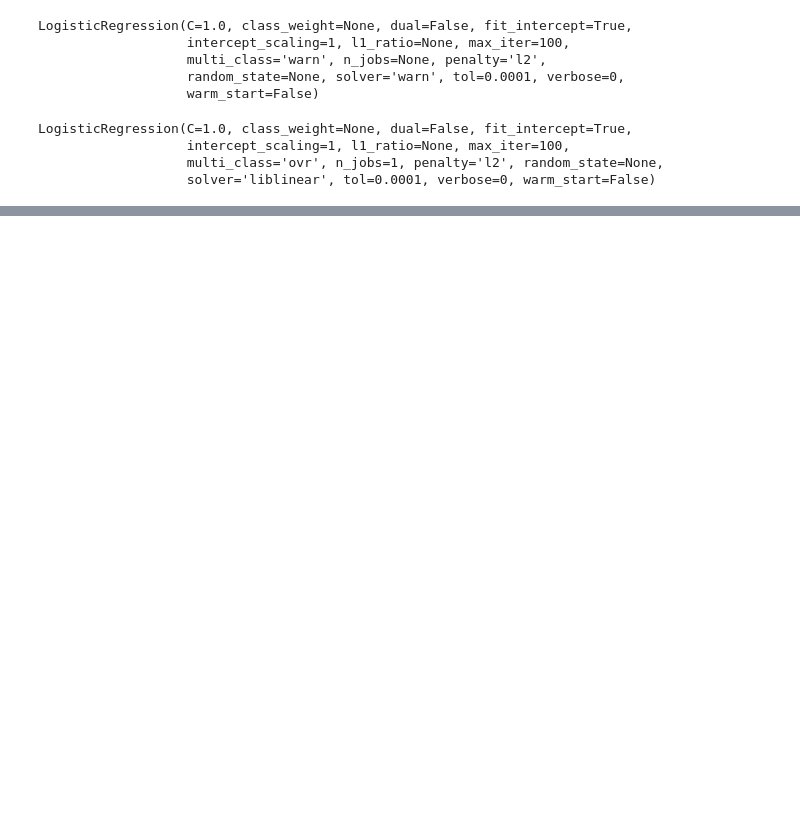
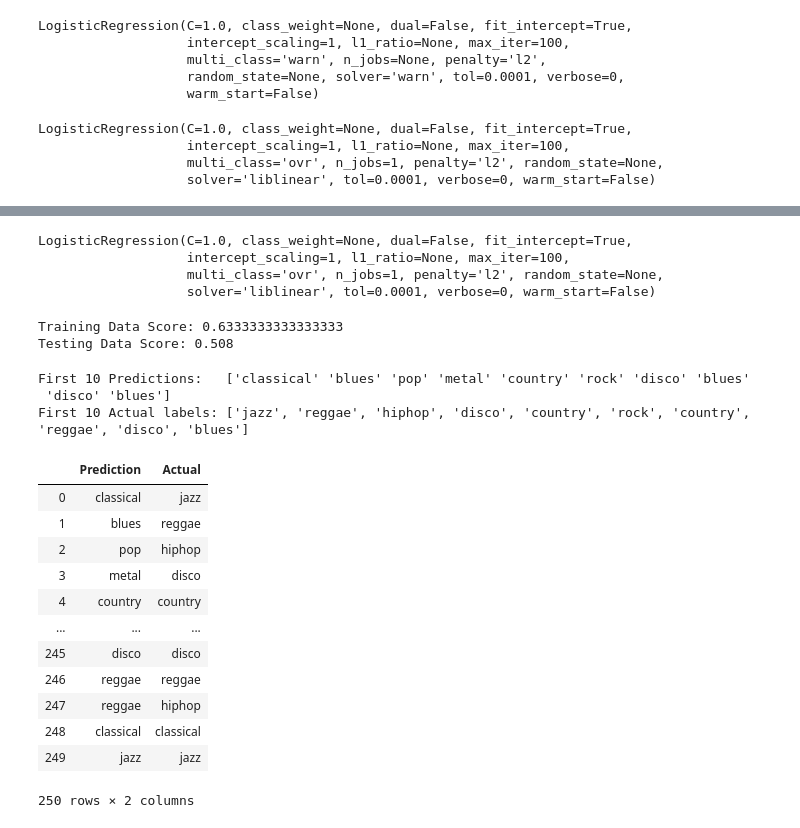
Before and after one commit to nanandaram/FinalPrj_ML_music_genre, a Jupyter notebook: Music_Testing_Notebook.ipynb, the cells around one changed output, grey strips where cells are left out. Saved outputs shown, nothing was run; the diff lists cells and outputs as text; code cells hidden in the pictures; blank space fills up the shorter version.

```diff
--- a/Music_Testing_Notebook.ipynb
+++ b/Music_Testing_Notebook.ipynb
@@ -69,0 +89,40 @@ LogisticRegression(C=1.0, class_weight=None, dual=False, fit_intercept=True,
+# %%
+LogisticRegression(C=1.0, class_weight=None, dual=False, fit_intercept=True,
+          intercept_scaling=1, max_iter=100, multi_class='ovr', n_jobs=1,
+          penalty='l2', random_state=None, solver='liblinear', tol=0.0001,
+          verbose=0, warm_start=False)
+# %% [output]
+LogisticRegression(C=1.0, class_weight=None, dual=False, fit_intercept=True,
+                   intercept_scaling=1, l1_ratio=None, max_iter=100,
+                   multi_class='ovr', n_jobs=1, penalty='l2', random_state=None,
+                   solver='liblinear', tol=0.0001, verbose=0, warm_start=False)
+# %%
+print(f"Training Data Score: {classifier.score(X_train, y_train)}")
+print(f"Testing Data Score: {classifier.score(X_test, y_test)}")
+# %% [output]
+Training Data Score: 0.6333333333333333
+Testing Data Score: 0.508
+# %%
+predictions = classifier.predict(X_test)
+print(f"First 10 Predictions:   {predictions[:10]}")
+print(f"First 10 Actual labels: {y_test[:10].tolist()}")
+# %% [output]
+First 10 Predictions:   ['classical' 'blues' 'pop' 'metal' 'country' 'rock' 'disco' 'blues'
+ 'disco' 'blues']
+First 10 Actual labels: ['jazz', 'reggae', 'hiphop', 'disco', 'country', 'rock', 'country', 'reggae', 'disco', 'blues']
+# %%
+pd.DataFrame({"Prediction": predictions, "Actual": y_test}).reset_index(drop=True)
+# %% [output]
+|  | Prediction | Actual |
+| 0 | classical | jazz |
+| 1 | blues | reggae |
+| 2 | pop | hiphop |
+| 3 | metal | disco |
+| 4 | country | country |
+| ... | ... | ... |
+| 245 | disco | disco |
+| 246 | reggae | reggae |
+| 247 | reggae | hiphop |
+| 248 | classical | classical |
+| 249 | jazz | jazz |
+250 rows × 2 columns
```
Also changed, not shown: parts of 12 cells of this notebook.
